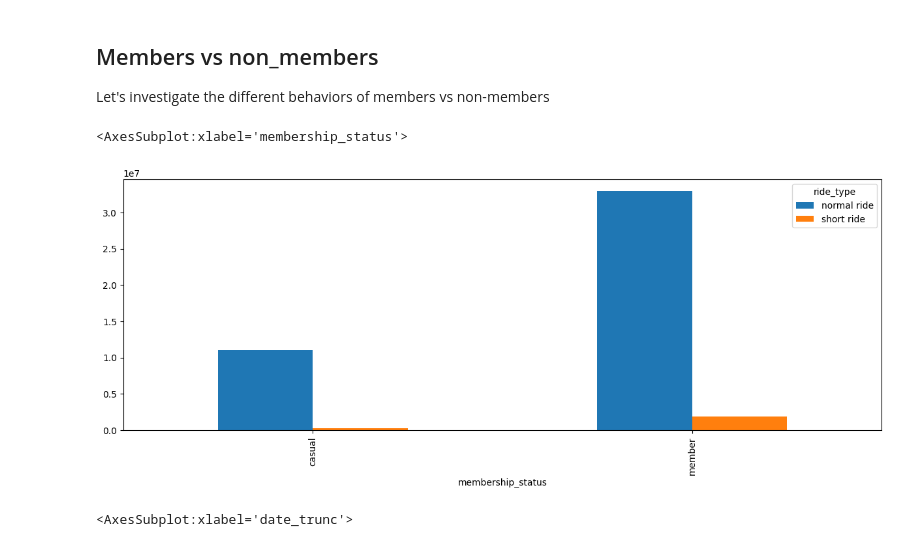
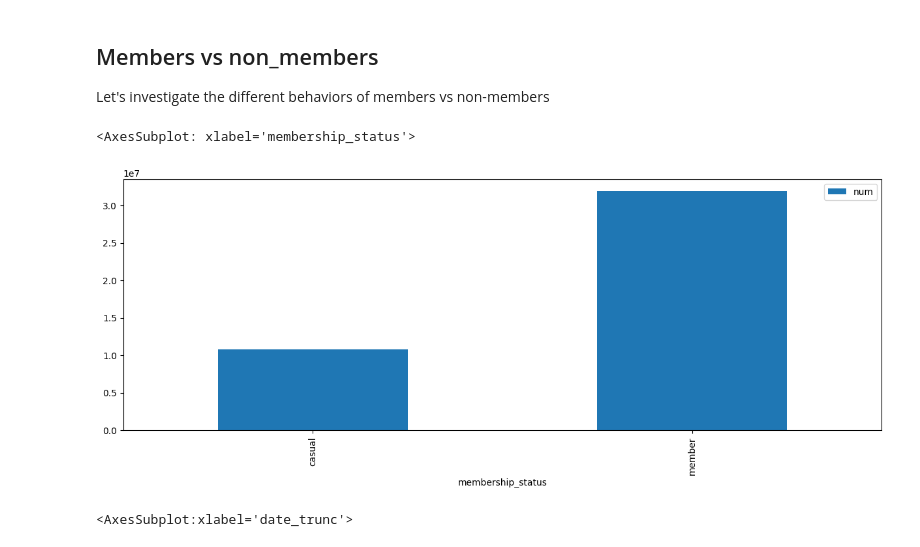
Before and after one commit to dseisun/citibike, a Jupyter notebook: analysis.ipynb, the cells around one changed output. Saved outputs shown, nothing was run; the diff lists cells and outputs as text; code cells hidden in the pictures.

```diff
--- a/analysis.ipynb
+++ b/analysis.ipynb
@@ -370,15 +357,14 @@ Let's investigate the different behaviors of members vs non-members
 # %%
 df_short_rides_member = pd.read_sql_query("""
 select
-
 	membership_status,
 	count(1) num
 from prod.trips_cleaned
-group by 1,2
+group by 1
 """, engine)
 # %%
-df_short_rides_member.pivot(index='membership_status', columns='ride_type', values='num').plot.bar()
+df_short_rides_member.set_index('membership_status').plot.bar()
 # %% [output]
-<AxesSubplot:xlabel='membership_status'>
+<AxesSubplot: xlabel='membership_status'>
-[figure, old version]
+[figure, new version]
 # %%
```
Also changed, not shown: parts of 32 cells of this notebook, 2 other files.
